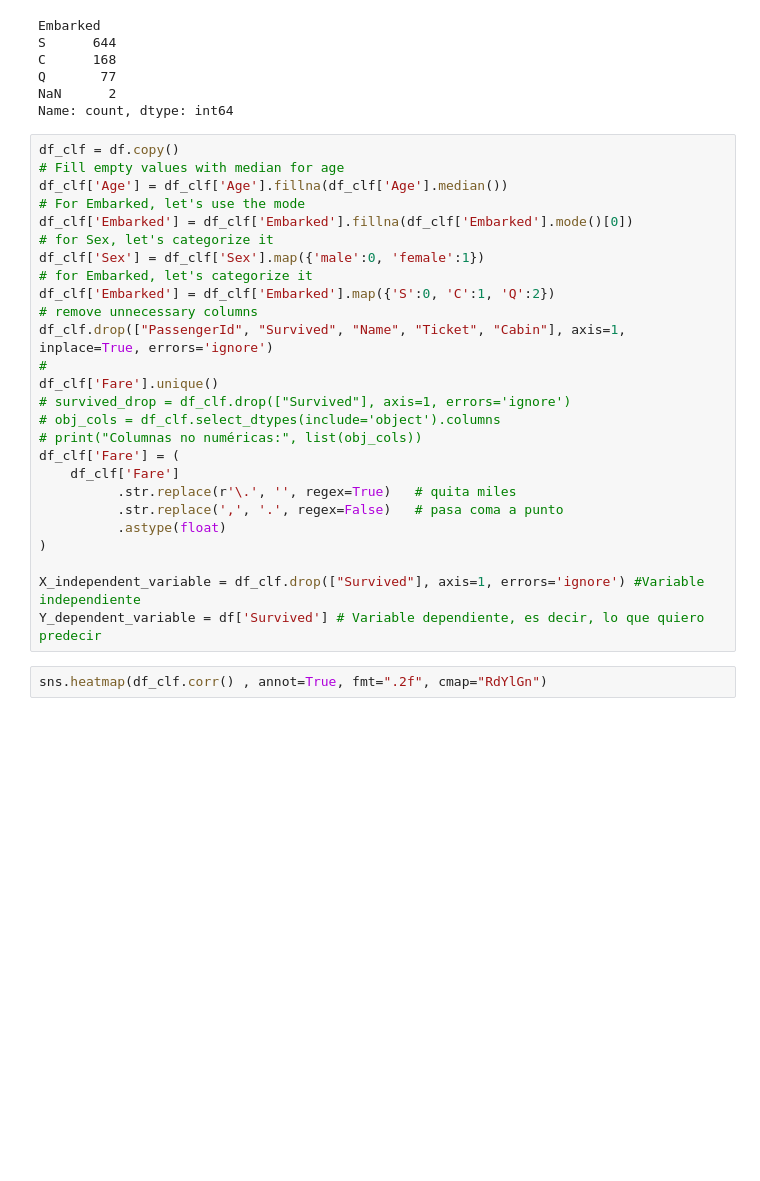
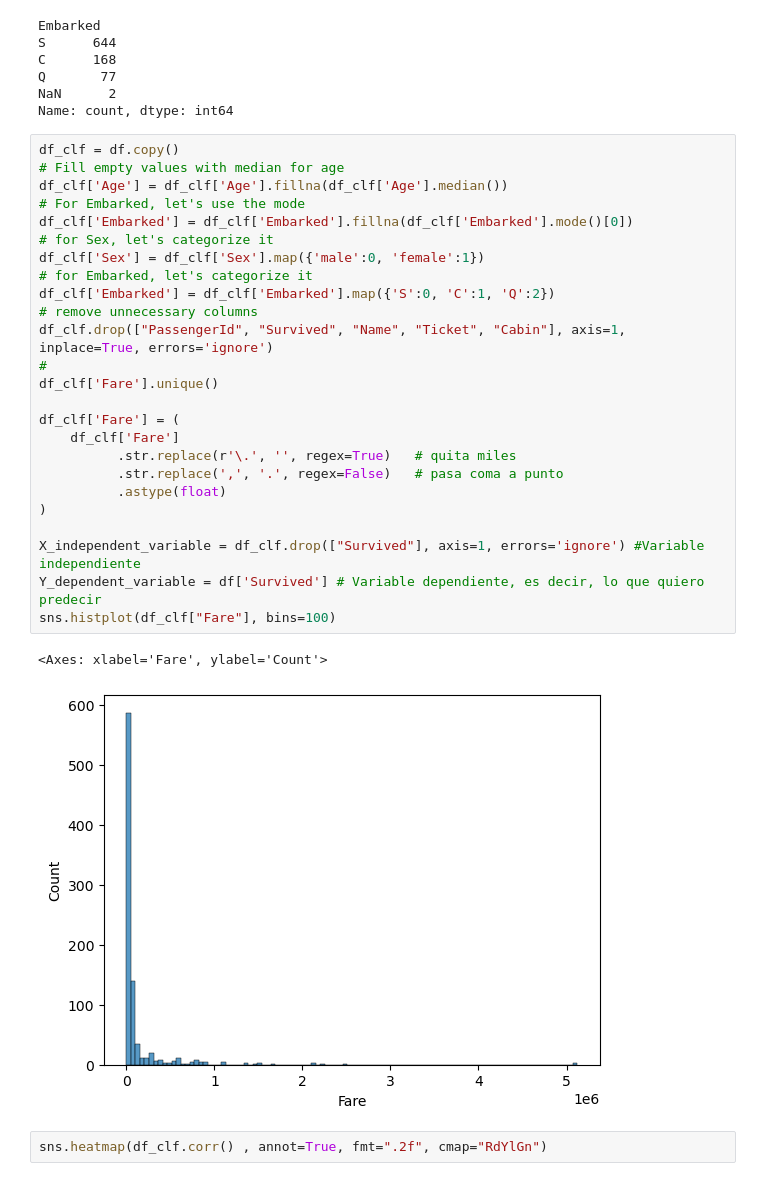
Before and after one commit to jresendiz27/CIC_AIDiploma2025, a Jupyter notebook: notebooks/Titanic_ML.ipynb, the cells around one changed output. Cells and saved outputs as stored; diff of their text form; blank space fills up the shorter version.

```diff
--- a/notebooks/Titanic_ML.ipynb
+++ b/notebooks/Titanic_ML.ipynb
@@ -101,29 +102,31 @@ Name: count, dtype: int64
 # %%
 df_clf = df.copy()
 # Fill empty values with median for age
 df_clf['Age'] = df_clf['Age'].fillna(df_clf['Age'].median())
 # For Embarked, let's use the mode
 df_clf['Embarked'] = df_clf['Embarked'].fillna(df_clf['Embarked'].mode()[0])
 # for Sex, let's categorize it
 df_clf['Sex'] = df_clf['Sex'].map({'male':0, 'female':1})
 # for Embarked, let's categorize it
 df_clf['Embarked'] = df_clf['Embarked'].map({'S':0, 'C':1, 'Q':2})
 # remove unnecessary columns
 df_clf.drop(["PassengerId", "Survived", "Name", "Ticket", "Cabin"], axis=1, inplace=True, errors='ignore')
 #
 df_clf['Fare'].unique()
-# survived_drop = df_clf.drop(["Survived"], axis=1, errors='ignore')
-# obj_cols = df_clf.select_dtypes(include='object').columns
-# print("Columnas no numéricas:", list(obj_cols))
+
 df_clf['Fare'] = (
     df_clf['Fare']
           .str.replace(r'\.', '', regex=True)   # quita miles
           .str.replace(',', '.', regex=False)   # pasa coma a punto
           .astype(float)
 )
 
 X_independent_variable = df_clf.drop(["Survived"], axis=1, errors='ignore') #Variable independiente
 Y_dependent_variable = df['Survived'] # Variable dependiente, es decir, lo que quiero predecir
+sns.histplot(df_clf["Fare"], bins=100)
+# %% [output]
+<Axes: xlabel='Fare', ylabel='Count'>
+[figure, added]
 # %%
 sns.heatmap(df_clf.corr() , annot=True, fmt=".2f", cmap="RdYlGn")
 # %% [output]
```
Also changed, not shown: parts of 7 cells of this notebook.
